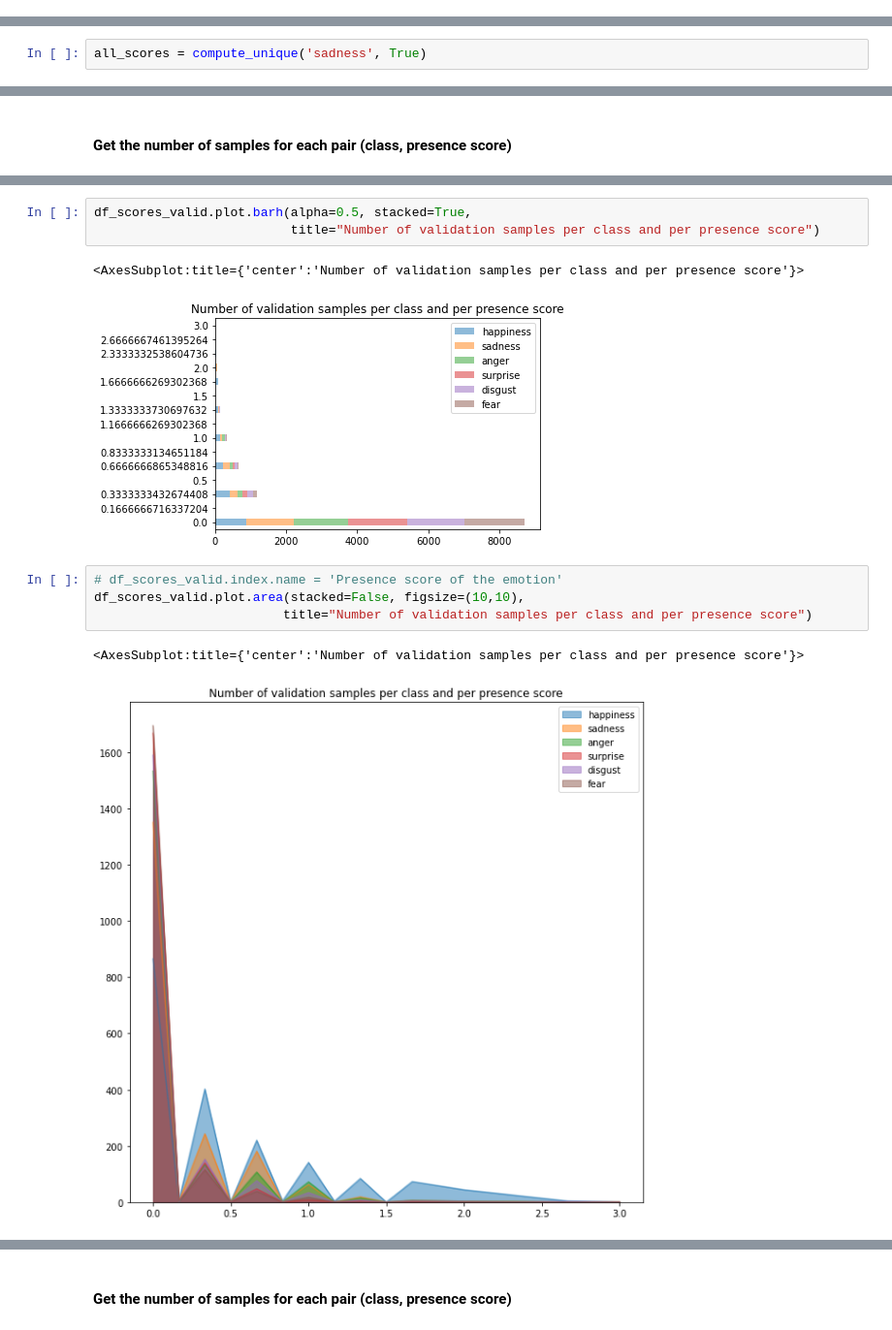
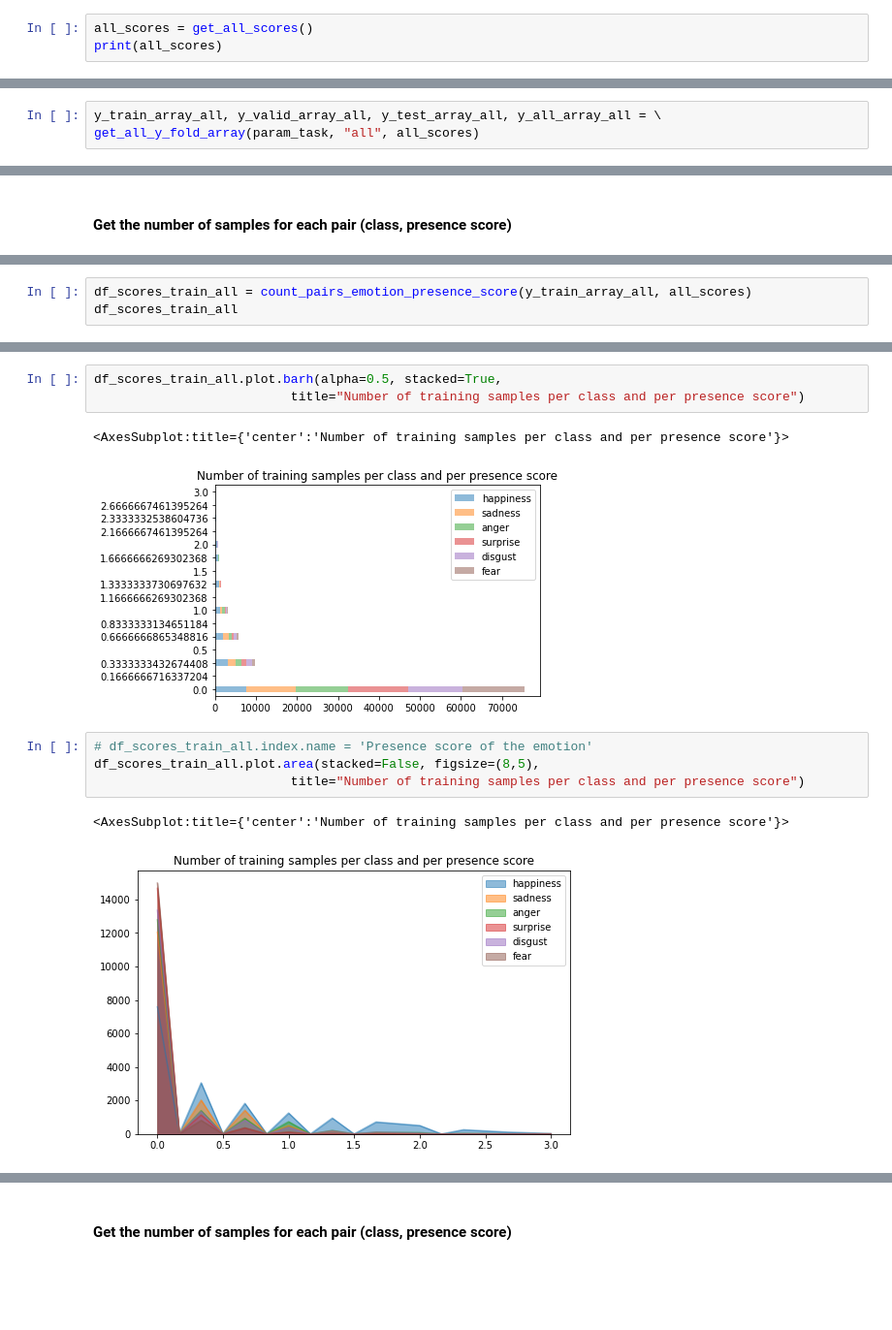
Before and after one commit to helenetran3/MCF-EmoLIS, a Jupyter notebook: label_statistics.ipynb, the cells around one changed output, grey strips where cells are left out. Shown at 97% size. Cells and saved outputs as stored; diff of their text form; blank space fills up the shorter version.

```diff
--- a/label_statistics.ipynb
+++ b/label_statistics.ipynb
@@ -16,0 +90,3 @@ ext_name = ""
+# %%
+all_scores = get_all_scores()
+print(all_scores)
@@ -16,0 +95,3 @@ ext_name = ""
+# %%
+y_train_array_all, y_valid_array_all, y_test_array_all, y_all_array_all = \
+get_all_y_fold_array(param_task, "all", all_scores)
@@ -56,2 +116,0 @@ compute_unique('fear', False)
-# %%
-all_scores = compute_unique('sadness', True)
@@ -240,0 +247,3 @@ df_scores_valid
+# %%
+df_scores_train_all = count_pairs_emotion_presence_score(y_train_array_all, all_scores)
+df_scores_train_all
@@ -241,14 +268,14 @@ df_scores_valid
 # %%
-df_scores_valid.plot.barh(alpha=0.5, stacked=True,
-                          title="Number of validation samples per class and per presence score")
+df_scores_train_all.plot.barh(alpha=0.5, stacked=True,
+                          title="Number of training samples per class and per presence score")
 # %% [output]
-<AxesSubplot:title={'center':'Number of validation samples per class and per presence score'}>
+<AxesSubplot:title={'center':'Number of training samples per class and per presence score'}>
-[figure, old version]
+[figure, new version]
 # %%
-# df_scores_valid.index.name = 'Presence score of the emotion'
-df_scores_valid.plot.area(stacked=False, figsize=(10,10),
-                         title="Number of validation samples per class and per presence score")
+# df_scores_train_all.index.name = 'Presence score of the emotion'
+df_scores_train_all.plot.area(stacked=False, figsize=(8,5),
+                          title="Number of training samples per class and per presence score")
 # %% [output]
-<AxesSubplot:title={'center':'Number of validation samples per class and per presence score'}>
+<AxesSubplot:title={'center':'Number of training samples per class and per presence score'}>
-[figure, old version]
+[figure, new version]
 # %% [markdown]
```
Also changed, not shown: parts of 77 cells of this notebook, 1 other file.
